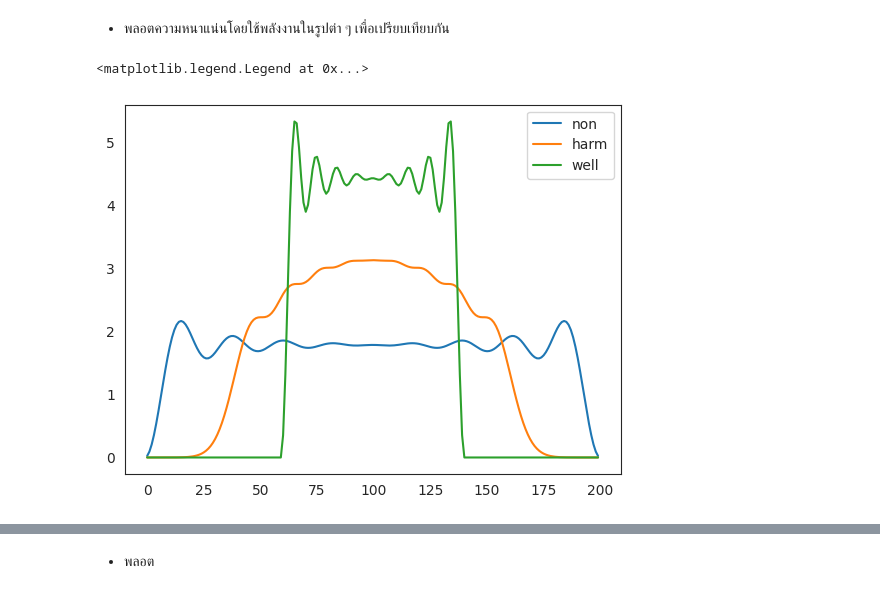
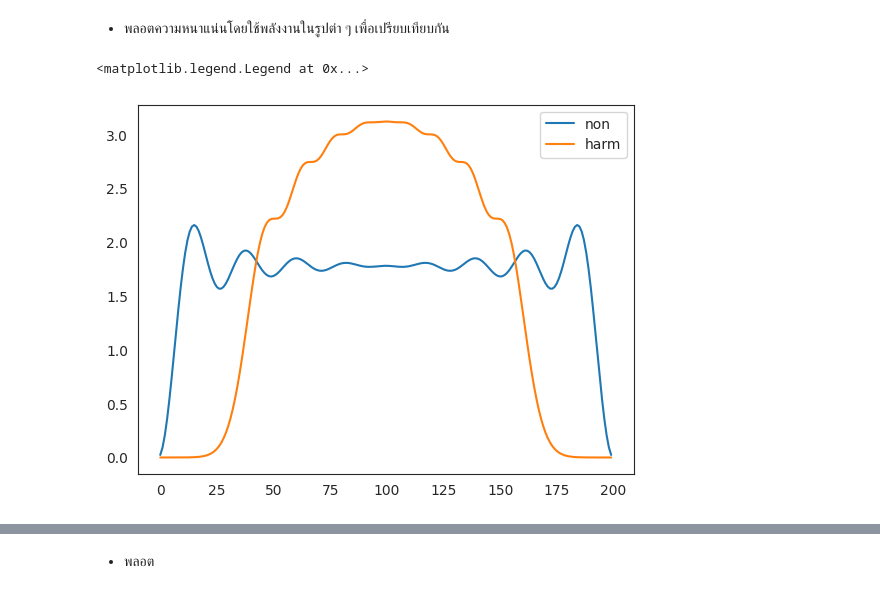
Before and after one commit to rangsimanketkaew/ml-qm-book-code, a Jupyter notebook: 6_1D_DFT.ipynb, the cells around one changed output, grey strips where cells are left out. Cells and saved outputs as stored; diff of their text form; code cells hidden in the pictures.

```diff
--- a/6_1D_DFT.ipynb
+++ b/6_1D_DFT.ipynb
@@ -198,8 +230,7 @@ def get_nx(num_electron, psi, x):
 # %%
 plt.plot(get_nx(num_electron, psi_non, x), label="non")
 plt.plot(get_nx(num_electron, psi_harm, x), label="harm")
-plt.plot(get_nx(num_electron, psi_well, x), label="well")
 plt.legend(loc=1)
 # %% [output]
 <matplotlib.legend.Legend at 0x...>
-[figure, old version]
+[figure, new version]
```
Also changed, not shown: parts of 28 cells of this notebook.
